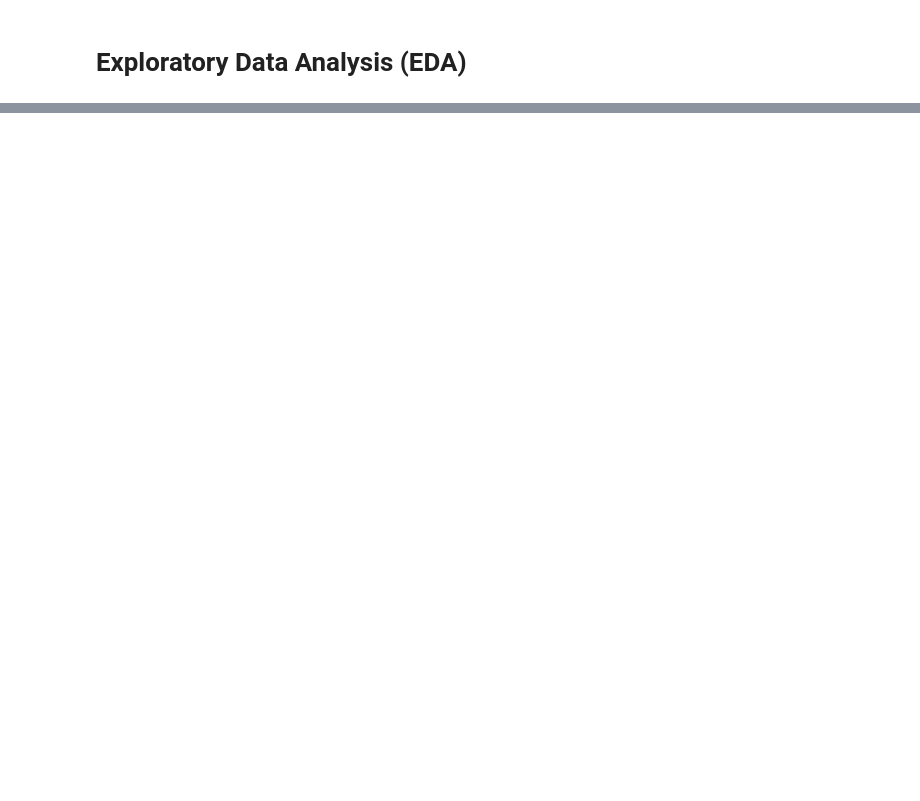
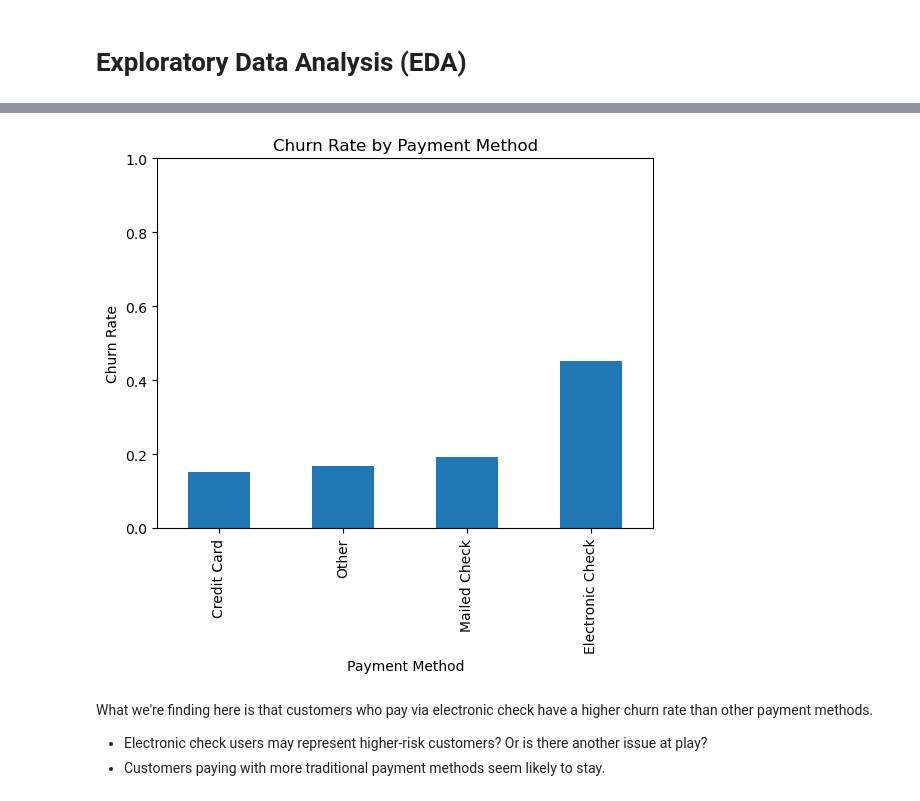
Before and after one commit to littleteapot3/customer-churn-ml-model, a Jupyter notebook: fp_notebook.ipynb, the cells around one changed output, grey strips where cells are left out. Saved outputs shown, nothing was run; the diff lists cells and outputs as text; code cells hidden in the pictures; blank space fills up the shorter version.

```diff
--- a/fp_notebook.ipynb
+++ b/fp_notebook.ipynb
@@ -749,0 +865,31 @@ After merging the datasets, we found:
+# %%
+# Map one-hot columns back to readable labels
+def get_payment_method(row):
+    if row['paymentmethod_Credit card (automatic)']:
+        return 'Credit Card'
+    elif row['paymentmethod_Electronic check']:
+        return 'Electronic Check'
+    elif row['paymentmethod_Mailed check']:
+        return 'Mailed Check'
+    else:
+        return 'Other'
+
+df_encoded['payment_method'] = df_encoded.apply(get_payment_method, axis=1)
+# %%
+# Calculate actual churn rate
+payment_churn = df_encoded.groupby('payment_method')['churn'].mean()
+payment_churn = 1 - payment_churn  # Flip since 1 = active
+
+# Plot
+payment_churn.sort_values().plot(kind='bar', title='Churn Rate by Payment Method',
+                                 ylabel='Churn Rate',
+                                 xlabel='Payment Method')
+plt.ylim(0, 1)
+plt.show()
+# %% [output]
+[figure, added]
+# %% [markdown]
+What we're finding here is that customers who pay via electronic check have a higher churn rate than other payment methods.
+
+- Electronic check users may represent higher-risk customers? Or is there another issue at play?
+- Customers paying with more traditional payment methods seem likely to stay.
```
Also changed, not shown: parts of 34 cells of this notebook.
